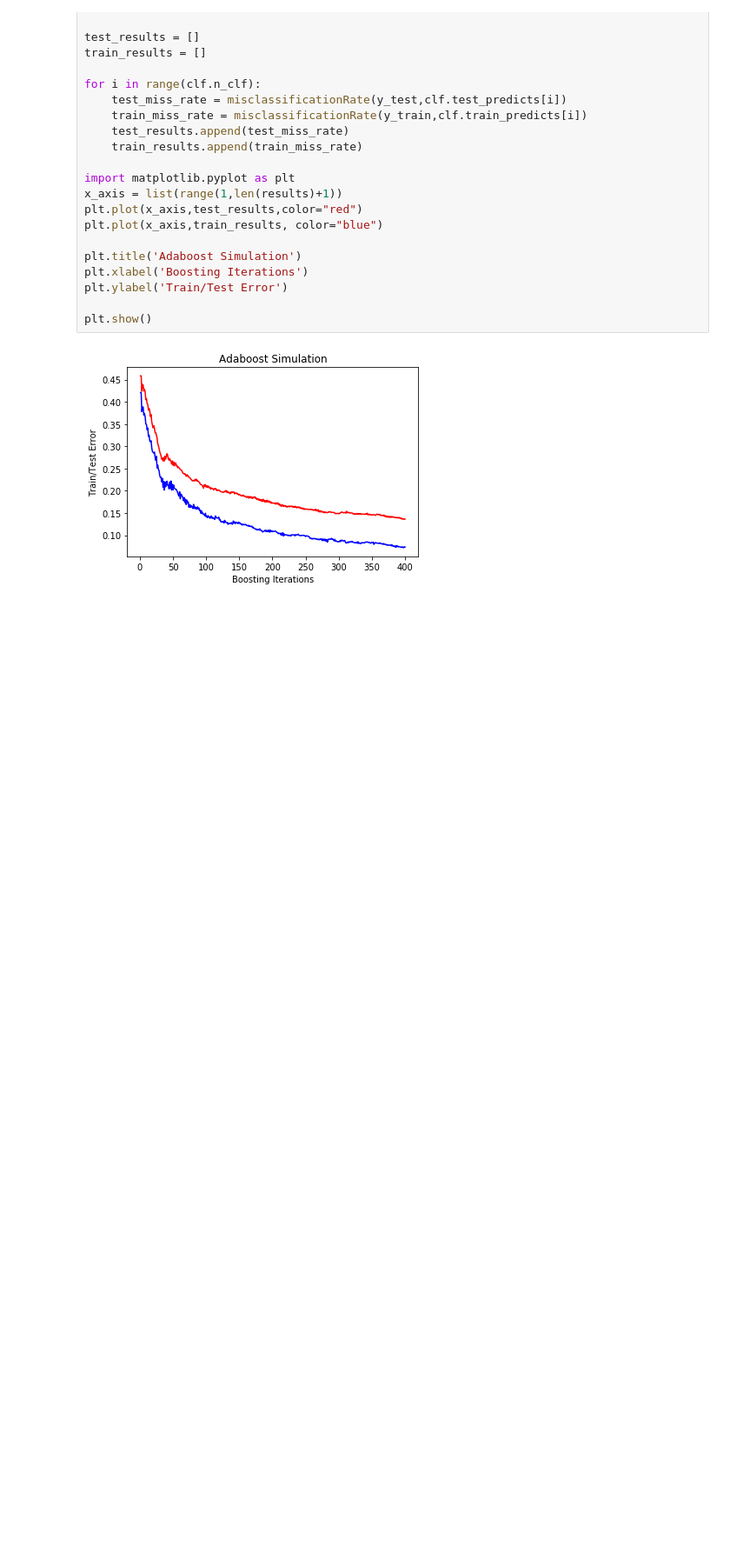
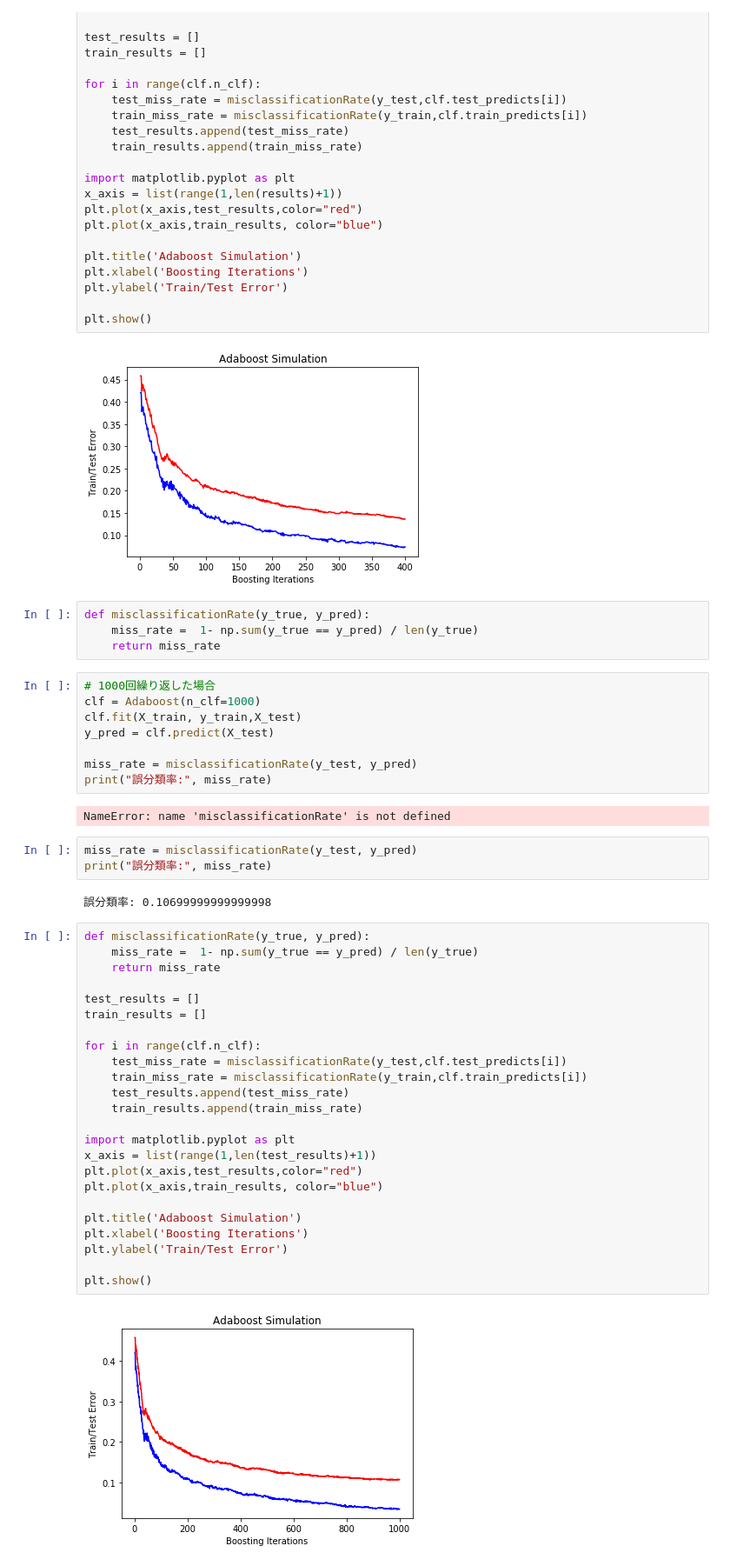
Before and after one commit to TatsuyaSSK/fromScratch, a Jupyter notebook: adaboost.ipynb, the cells around one changed output. Shown: that part at 87% size. Saved outputs shown, nothing was run; the diff lists cells and outputs as text; blank space fills up the shorter version.

Commit message:
feat(adaboost.jpynb): 1000回イテレーションを追加

```diff
--- a/adaboost.ipynb
+++ b/adaboost.ipynb
@@ -181,3 +181,48 @@ plt.ylabel('Train/Test Error')
 plt.show()
 # %% [output]
 [figure]
+# %%
+def misclassificationRate(y_true, y_pred):
+    miss_rate =  1- np.sum(y_true == y_pred) / len(y_true)
+    return miss_rate
+# %%
+# 1000回繰り返した場合
+clf = Adaboost(n_clf=1000)
+clf.fit(X_train, y_train,X_test)
+y_pred = clf.predict(X_test)
+
+miss_rate = misclassificationRate(y_test, y_pred)
+print("誤分類率:", miss_rate)
+# %% [output]
+NameError: name 'misclassificationRate' is not defined
+# %%
+miss_rate = misclassificationRate(y_test, y_pred)
+print("誤分類率:", miss_rate)
+# %% [output]
+誤分類率: 0.10699999999999998
+# %%
+def misclassificationRate(y_true, y_pred):
+    miss_rate =  1- np.sum(y_true == y_pred) / len(y_true)
+    return miss_rate
+
+test_results = []
+train_results = []
+
+for i in range(clf.n_clf):
+    test_miss_rate = misclassificationRate(y_test,clf.test_predicts[i])
+    train_miss_rate = misclassificationRate(y_train,clf.train_predicts[i])
+    test_results.append(test_miss_rate)
+    train_results.append(train_miss_rate)
+
+import matplotlib.pyplot as plt
+x_axis = list(range(1,len(test_results)+1))
+plt.plot(x_axis,test_results,color="red")
+plt.plot(x_axis,train_results, color="blue")
+
+plt.title('Adaboost Simulation')
+plt.xlabel('Boosting Iterations')
+plt.ylabel('Train/Test Error')
+
+plt.show()
+# %% [output]
+[figure, added]
```
